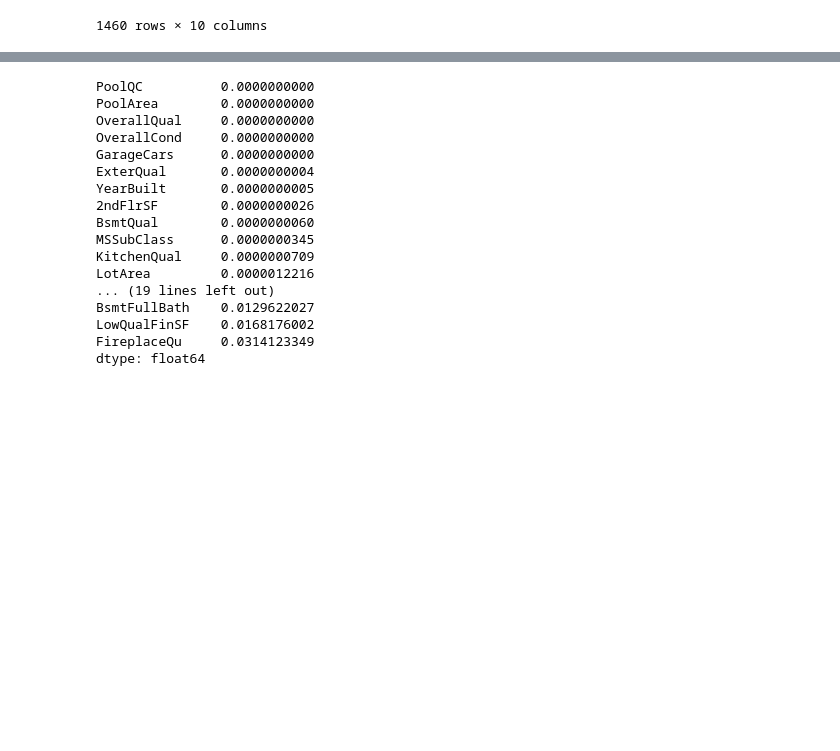
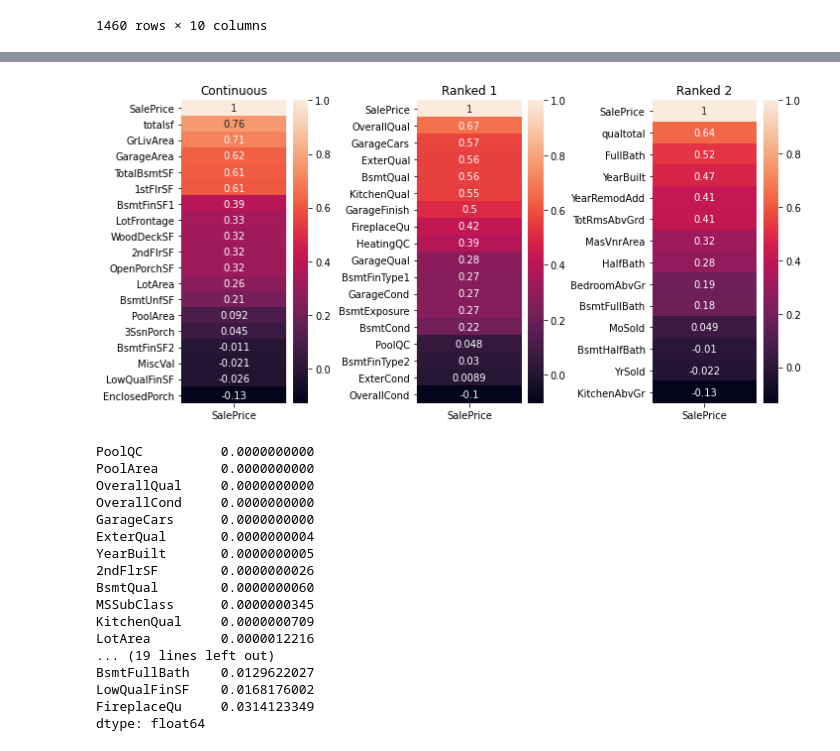
Before and after one commit to MilesJoseph/Boston_Housing, a Jupyter notebook: Data_Exploration.ipynb, the cells around one changed output, grey strips where cells are left out. Drawn from its saved outputs; the diff is of its cells as text; code cells hidden in the pictures; blank space fills up the shorter version.

```diff
--- a/Data_Exploration.ipynb
+++ b/Data_Exploration.ipynb
@@ -404,12 +416,12 @@ test['totalsf'] = SFTotals.sum(axis=1)
 # %%
 #Here is a total quality, same as above.
 QualTotal = data.filter(regex="Qual")
-data["qualttotal"] = QualTotal.sum(axis=1)
+data["qualtotal"] = QualTotal.sum(axis=1)
 
 #Test
 #Here is a total quality, same as above.
 QualTotal = test.filter(regex="Qual")
-test["qualttotal"] = QualTotal.sum(axis=1)
+test["qualtotal"] = QualTotal.sum(axis=1)
 # %%
 porch_area = ['OpenPorchSF', 'EnclosedPorch', '3SsnPorch', 'ScreenPorch']
 
@@ -519,0 +683,26 @@ data[qual_vars]
+# %%
+ord1_corr = pd.DataFrame(
+    data[ord1].corr(method='kendall').loc['SalePrice']
+)
+
+ord1_corr.sort_values(by='SalePrice', inplace=True, ascending=False)
+
+
+ord2_corr = pd.DataFrame(
+    data[ord2].corr(method='kendall').loc['SalePrice']
+)
+ord2_corr.sort_values(by='SalePrice', inplace=True, ascending=False)
+
+cont_corr = pd.DataFrame(
+    data[exp_contin].corr().loc['SalePrice']
+)
+cont_corr.sort_values(by='SalePrice', inplace=True, ascending=False)
+# %%
+fig, (ax1, ax2, ax3) = plt.subplots(1,3, figsize=(10, 5))
+sns.heatmap(cont_corr, annot=True, ax=ax1).set_title('Continuous')
+sns.heatmap(ord1_corr, annot=True, ax=ax2).set_title('Ranked 1')
+sns.heatmap(ord2_corr, annot=True, ax=ax3).set_title('Ranked 2')
+plt.tight_layout()
+plt.show()
+# %% [output]
+[figure, added]
```
Also changed, not shown: parts of 11 cells of this notebook.
